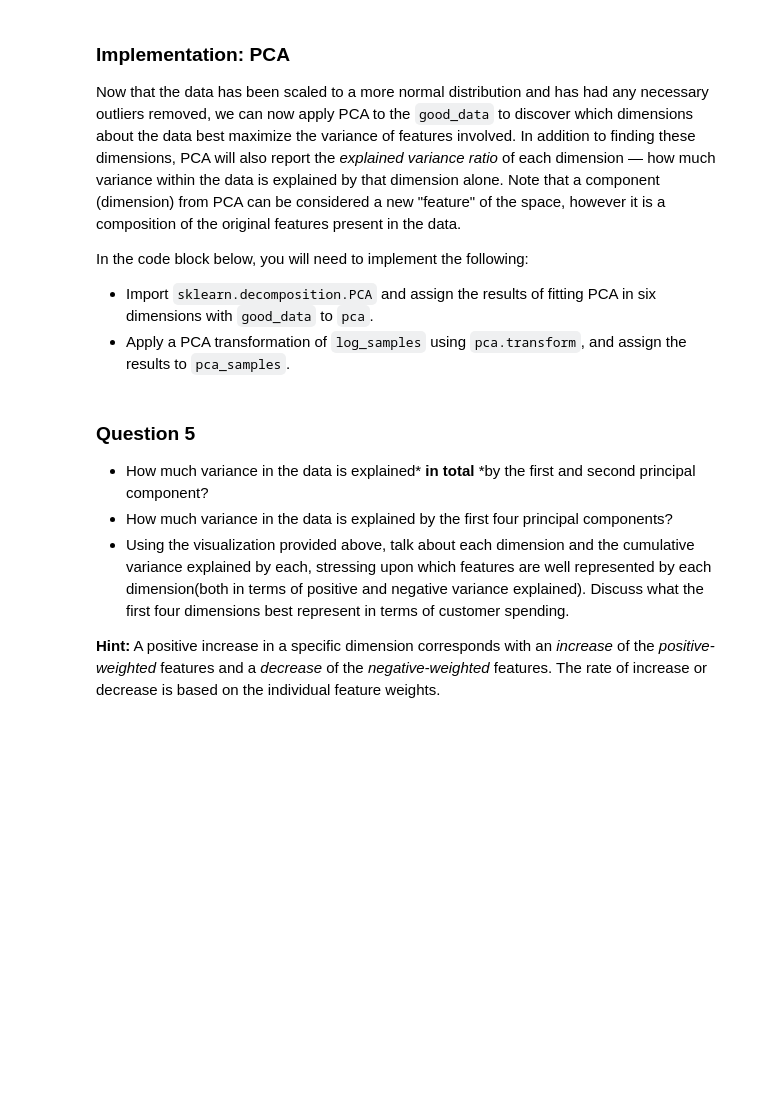
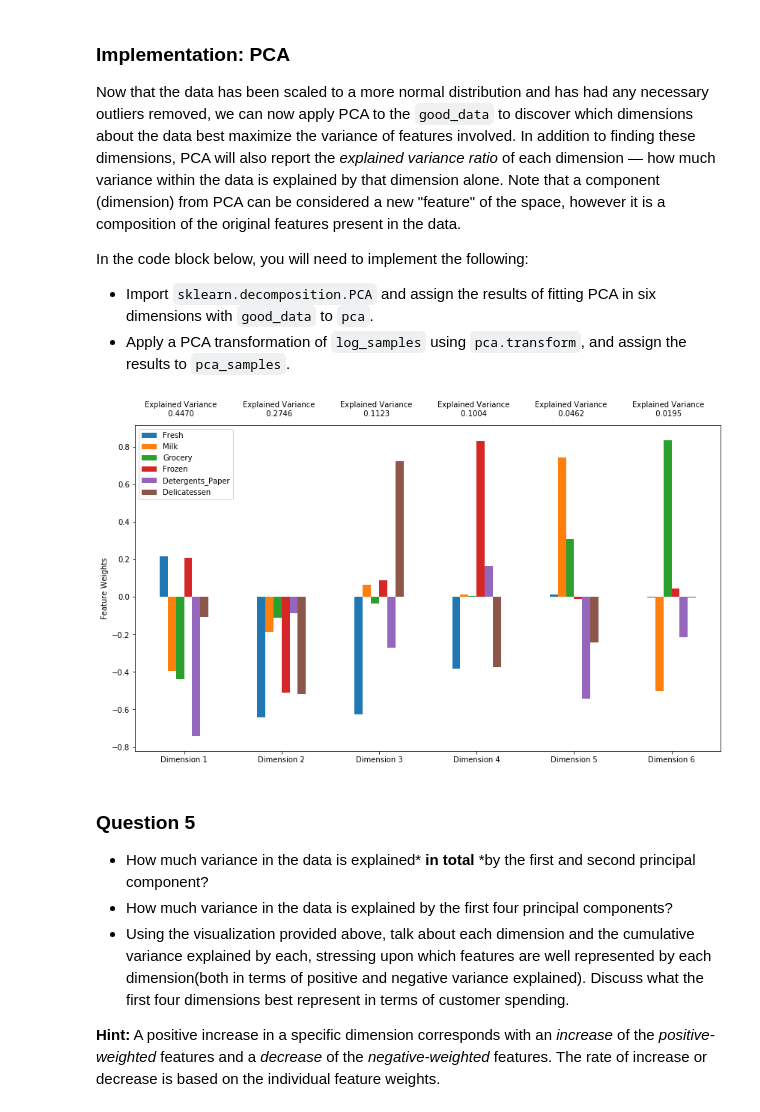
Before and after one commit to ThomasHepner-zz/customer_segments, a Jupyter notebook: customer_segments.ipynb, the cells around one changed output. Saved outputs shown, nothing was run; the diff lists cells and outputs as text; code cells hidden in the pictures; blank space fills up the shorter version.

```diff
--- a/customer_segments.ipynb
+++ b/customer_segments.ipynb
@@ -319,3 +310,13 @@ pca_results = vs.pca_results(good_data, pca)
+# %%
+from sklearn.decomposition import PCA
+pca = PCA(random_state=42)
+
+pca_samples = pca.fit(good_data)
+
+# Generate PCA results plot
+pca_results = vs.pca_results(good_data, pca)
+# %% [output]
+[figure, added]
 # %% [markdown]
 ### Question 5
 
```
Also changed, not shown: parts of 12 cells of this notebook.
